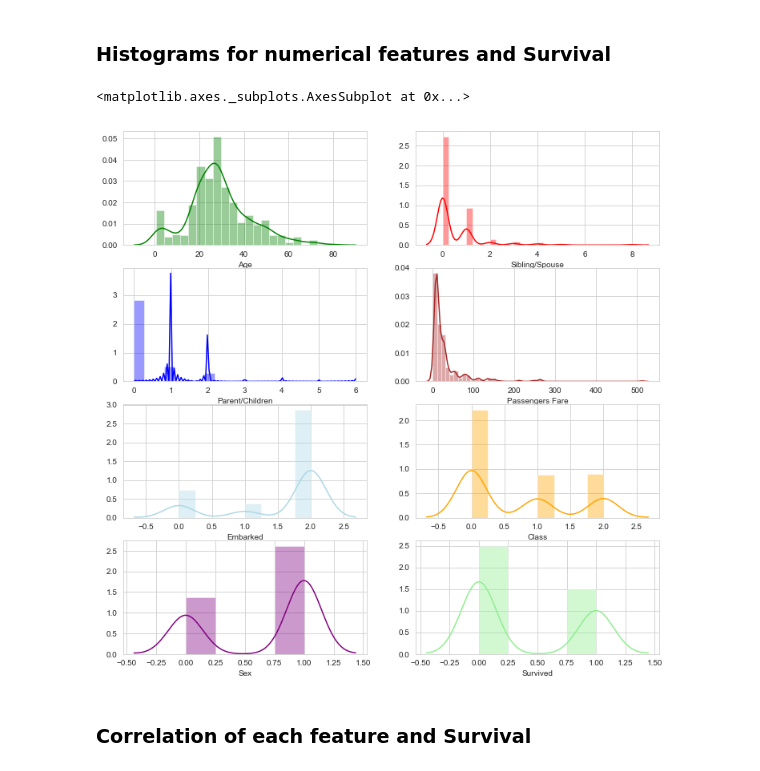
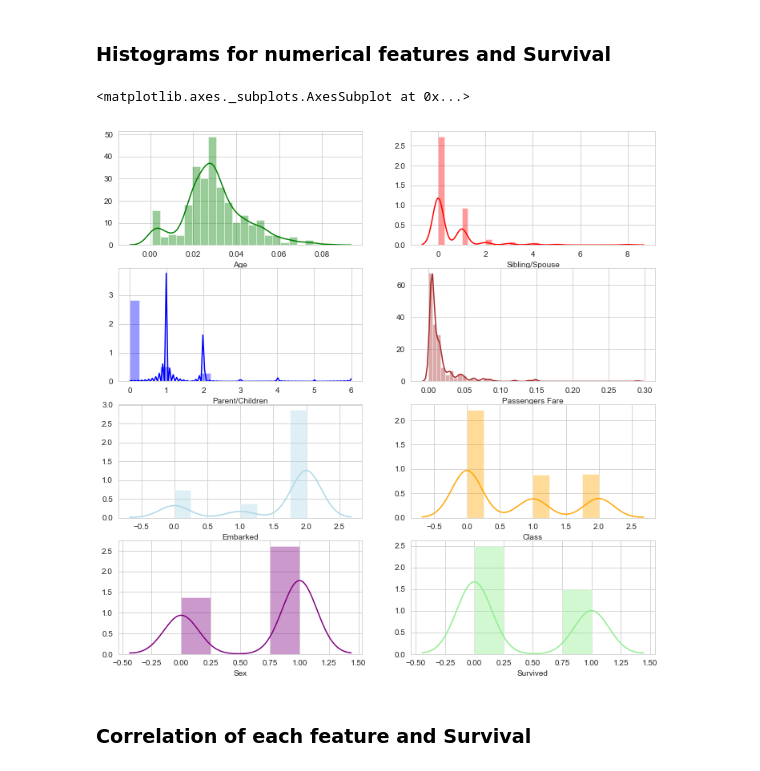
Before and after one commit to joser834/Data-Science, a Jupyter notebook: MS_DataScience/Titanic_Prediction/Titanic_Prediction_Ensemble_Learning.ipynb, the cells around one changed output. Drawn from its saved outputs; the diff is of its cells as text; code cells hidden in the pictures.

```diff
--- a/MS_DataScience/Titanic_Prediction/Titanic_Prediction_Ensemble_Learning.ipynb
+++ b/MS_DataScience/Titanic_Prediction/Titanic_Prediction_Ensemble_Learning.ipynb
@@ -194,3 +198,7 @@ We created a new column called **Age_LM** which contains no missing values. This
+# %%
+X['Fare_Norm'] = preprocessing.normalize(np.array(X['Fare']).reshape(1, -1))[0]
+X['Age_Norm'] = preprocessing.normalize(np.array(X['Age_LM']).reshape(1, -1))[0]
+X = X.drop(['Fare', 'Age_LM'], axis = 1)
 # %% [markdown]
 ## Train, Val, and Test Sets
 # %% [markdown]
@@ -242,25 +250,25 @@ Number of rows in Train: 179 (20.1%)
 # %%
 plt.figure(figsize=(12,12))
 sns.set_style("whitegrid")
 plt.subplot(4,2,1)
-sns.distplot(X_train['Age_LM'], color='green', axlabel='Age')
+sns.distplot(X_train['Age_Norm'], color='green', axlabel='Age')
 plt.subplot(4,2,2)
 sns.distplot(X_train['SibSp'], color='red', axlabel='Sibling/Spouse')
 plt.subplot(4,2,3)
 sns.distplot(X_train['ParCh'], color='blue', axlabel='Parent/Children')
 plt.subplot(4,2,4)
-sns.distplot(X_train['Fare'], color='brown', axlabel='Passengers Fare')
+sns.distplot(X_train['Fare_Norm'], color='brown', axlabel='Passengers Fare')
 plt.subplot(4,2,5)
 sns.distplot(X_train['embarked_code'], color='lightblue', axlabel='Embarked')
 plt.subplot(4,2,6)
 sns.distplot(X_train['class_code'], color='orange', axlabel='Class')
 plt.subplot(4,2,7)
 sns.distplot(X_train['sex_code'], color='purple', axlabel='Sex')
 plt.subplot(4,2,8)
 sns.distplot(y_train['survived_code'], color='lightgreen', axlabel='Survived')
 # %% [output]
 <matplotlib.axes._subplots.AxesSubplot at 0x...>
-[figure, old version]
+[figure, new version]
 # %% [markdown]
 ### Correlation of each feature and Survival
 # %%
```
Also changed, not shown: parts of 23 cells of this notebook, 13 other files.
